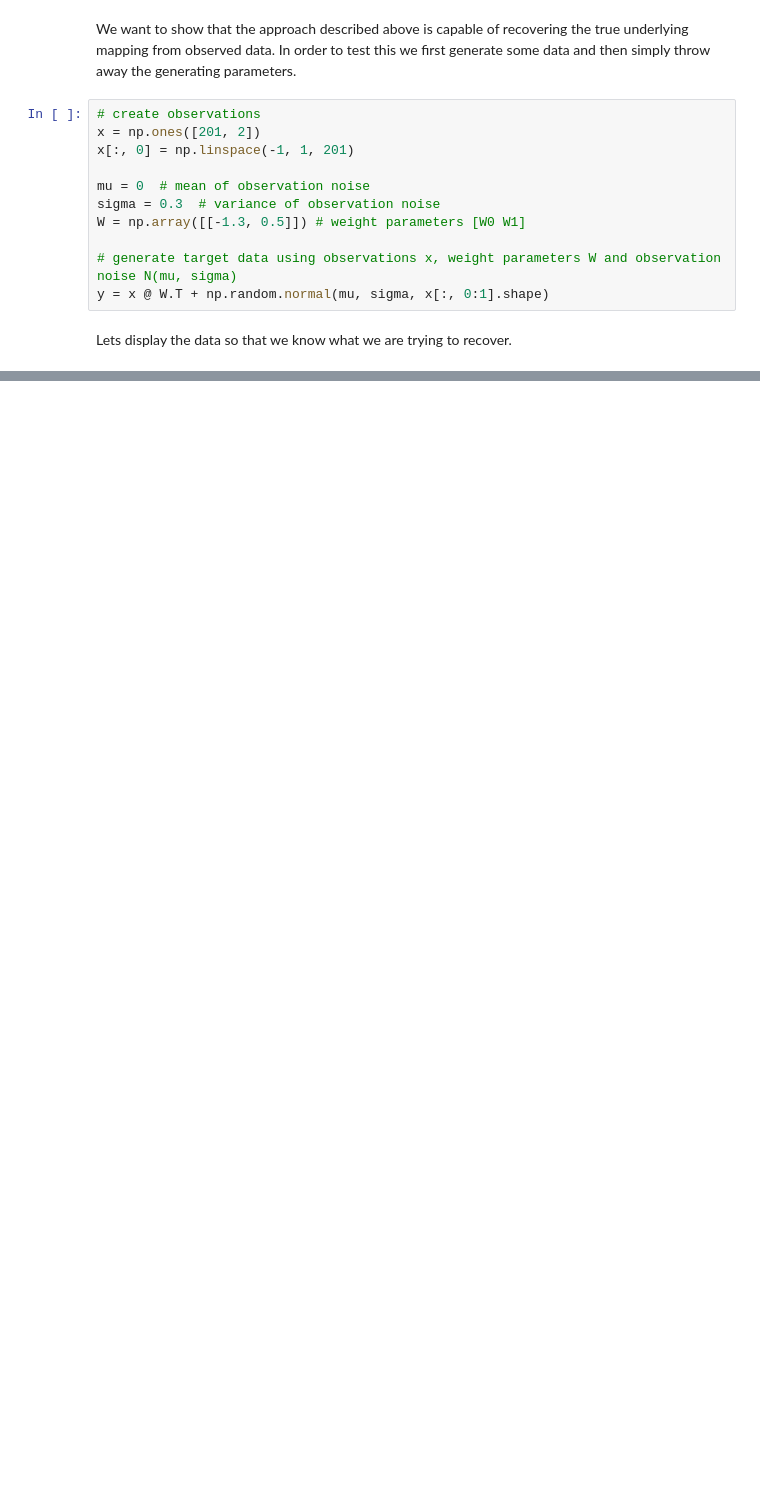
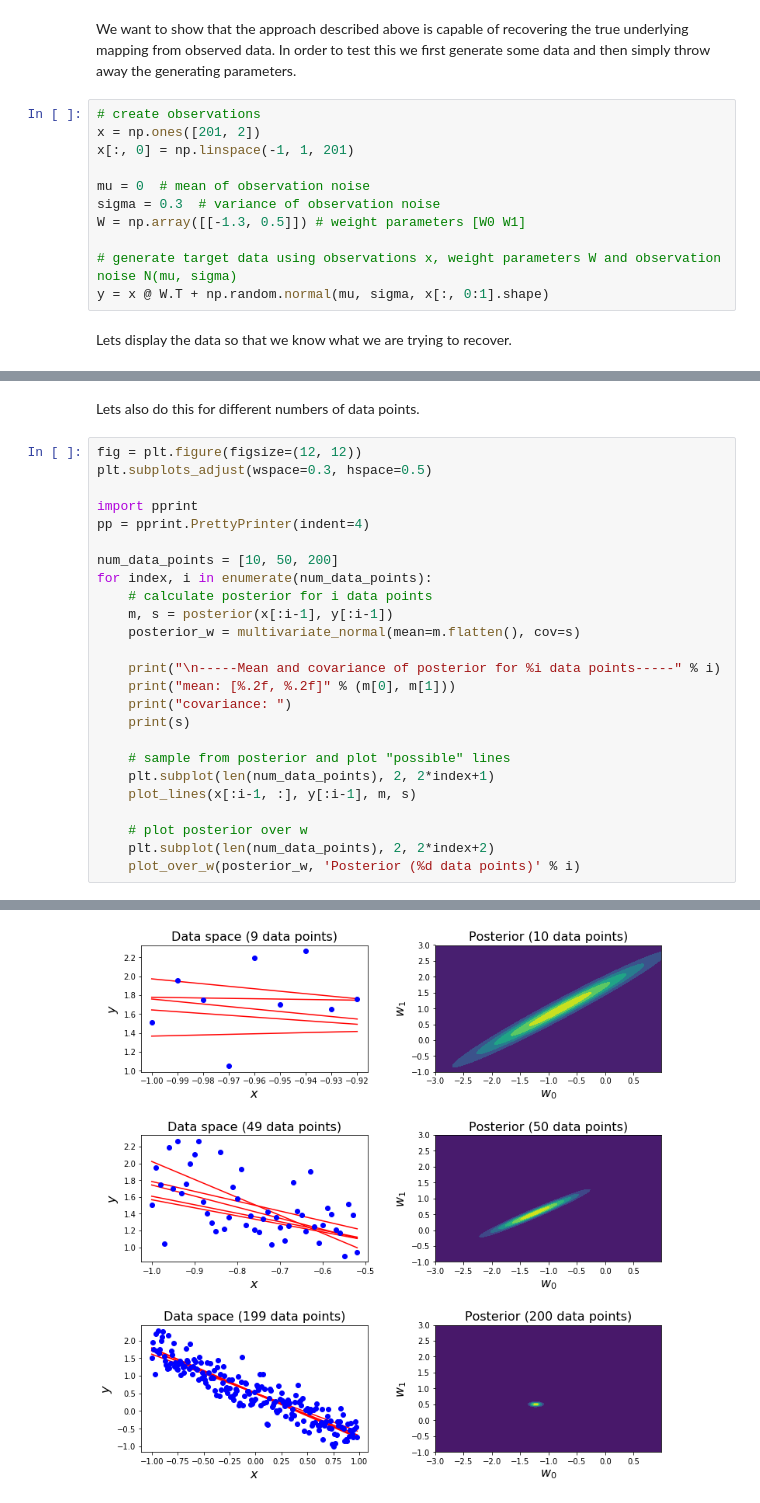
Before and after one commit to aidanscannell/probabilistic-modelling, a Jupyter notebook: notebooks/bayesian-linear-regression.ipynb, the cells around one changed output, grey strips where cells are left out. Cells and saved outputs as stored; diff of their text form; blank space fills up the shorter version.

```diff
--- a/notebooks/bayesian-linear-regression.ipynb
+++ b/notebooks/bayesian-linear-regression.ipynb
@@ -209,0 +171,28 @@ enabling us to evaluate the uncertainty in $\mathbf{w}$ after we have observed $
+# %% [markdown]
+Lets also do this for different numbers of data points.
+# %%
+fig = plt.figure(figsize=(12, 12))
+plt.subplots_adjust(wspace=0.3, hspace=0.5)
+
+import pprint
+pp = pprint.PrettyPrinter(indent=4)
+
+num_data_points = [10, 50, 200]
+for index, i in enumerate(num_data_points):
+    # calculate posterior for i data points
+    m, s = posterior(x[:i-1], y[:i-1])
+    posterior_w = multivariate_normal(mean=m.flatten(), cov=s)
+
+    print("\n-----Mean and covariance of posterior for %i data points-----" % i)
+    print("mean: [%.2f, %.2f]" % (m[0], m[1]))
+    print("covariance: ")
+    print(s)
+
+    # sample from posterior and plot "possible" lines
+    plt.subplot(len(num_data_points), 2, 2*index+1)
+    plot_lines(x[:i-1, :], y[:i-1], m, s)
+
+    # plot posterior over w
+    plt.subplot(len(num_data_points), 2, 2*index+2)
+    plot_over_w(posterior_w, 'Posterior (%d data points)' % i)
+# %% [output]
@@ -209,0 +216 @@ enabling us to evaluate the uncertainty in $\mathbf{w}$ after we have observed $
+[figure, added]
```
Also changed, not shown: parts of 25 cells of this notebook.
